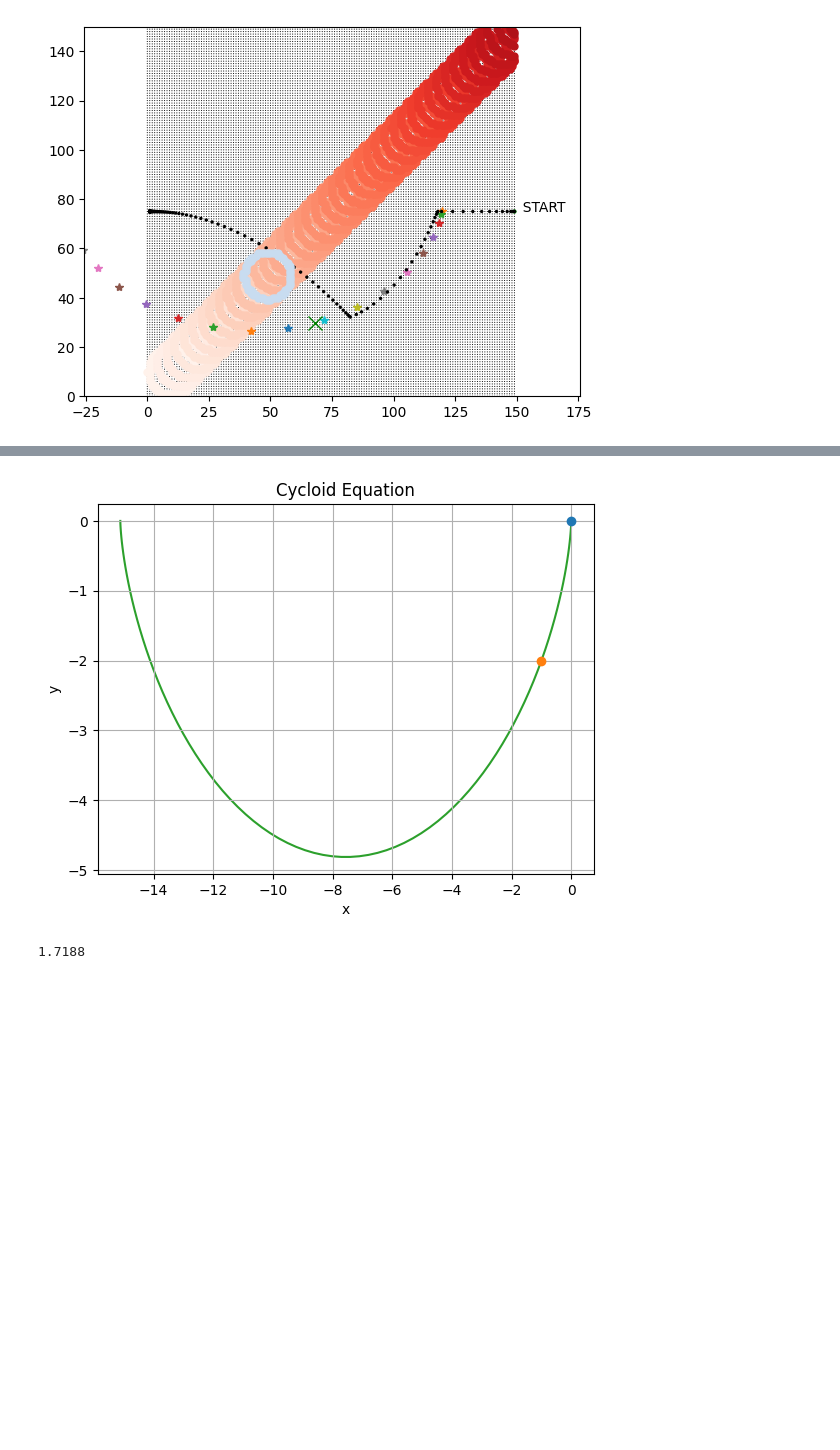
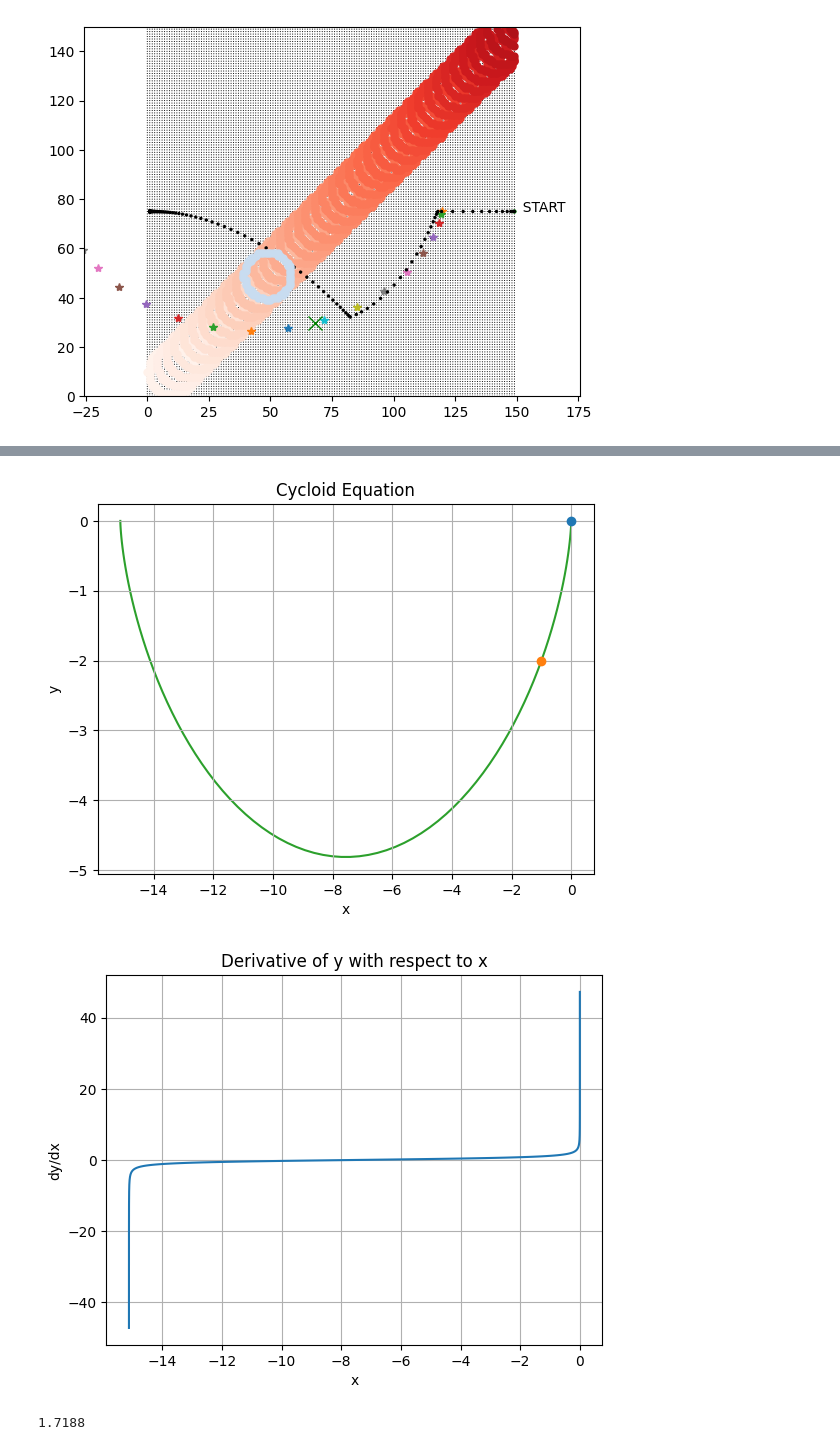
Before and after one commit to waynechu1109/Dodging-Dynamical-Obstacles-Using-Turtlebot4-Camera-Feed, a Jupyter notebook: dodge_planner.ipynb, the cells around one changed output, grey strips where cells are left out. Cells and saved outputs as stored; diff of their text form; code cells hidden in the pictures; blank space fills up the shorter version.

Commit message:
get the derivative of cycloid

```diff
--- a/dodge_planner.ipynb
+++ b/dodge_planner.ipynb
@@ -264,33 +502,45 @@ def solve_cycloid(x, y):
             return round(r, 4)
         except ValueError:
             continue
 
     # If no solution is found, return None or raise an exception
     raise ValueError("Unable to find a solution. Try different initial guesses.")
 
 def cycloid_equation(x_, y_, num_points=100):
     r = solve_cycloid(x_, y_)
     t_values = np.linspace(0, 2 * np.pi, num_points)
     x = r * (t_values - np.sin(t_values))
     y = r * (1 - np.cos(t_values))
 
     return x, y
 
 # define a point to pass
 x_, y_ = -1, -2
 
 # get the cycloid
 x, y = cycloid_equation(x_, y_)
 
+# Calculate the derivative dy/dx
+dy_dx = np.diff(y) / np.diff(x)
+
+plt.figure(1)
 plt.plot(0., 0., x_, y_, marker='o', zorder=2)
 plt.plot(x, y, zorder=1)
 plt.xlabel('x')
 plt.ylabel('y')
 plt.title('Cycloid Equation')
 plt.grid(True)
 plt.show()
+
+plt.figure(2)
+plt.plot(x[:-1], dy_dx)
+plt.xlabel('x')
+plt.ylabel('dy/dx')
+plt.title('Derivative of y with respect to x')
+plt.grid(True)
 # %% [output]
 [figure]
+[figure, added]
 # %%
 from sympy import symbols, Eq, acos, sin, nsolve
 import numpy as np
```
Also changed, not shown: parts of 1 cell of this notebook.
